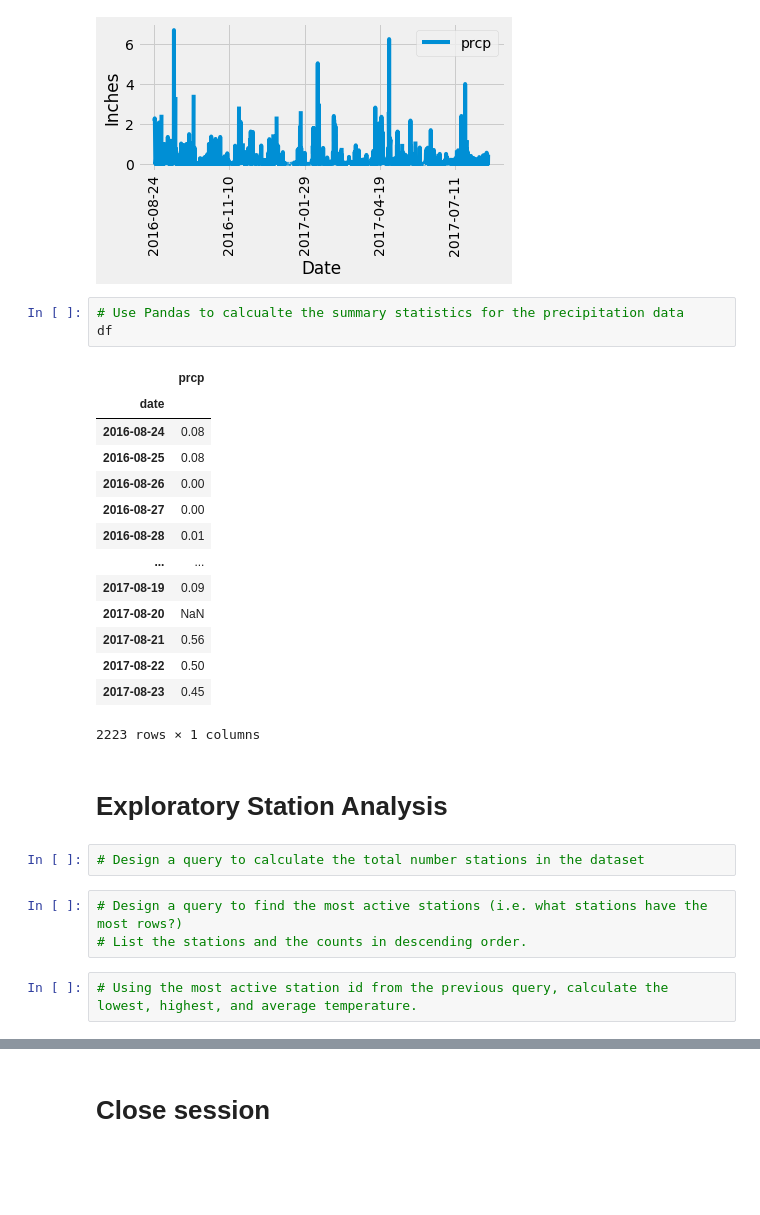
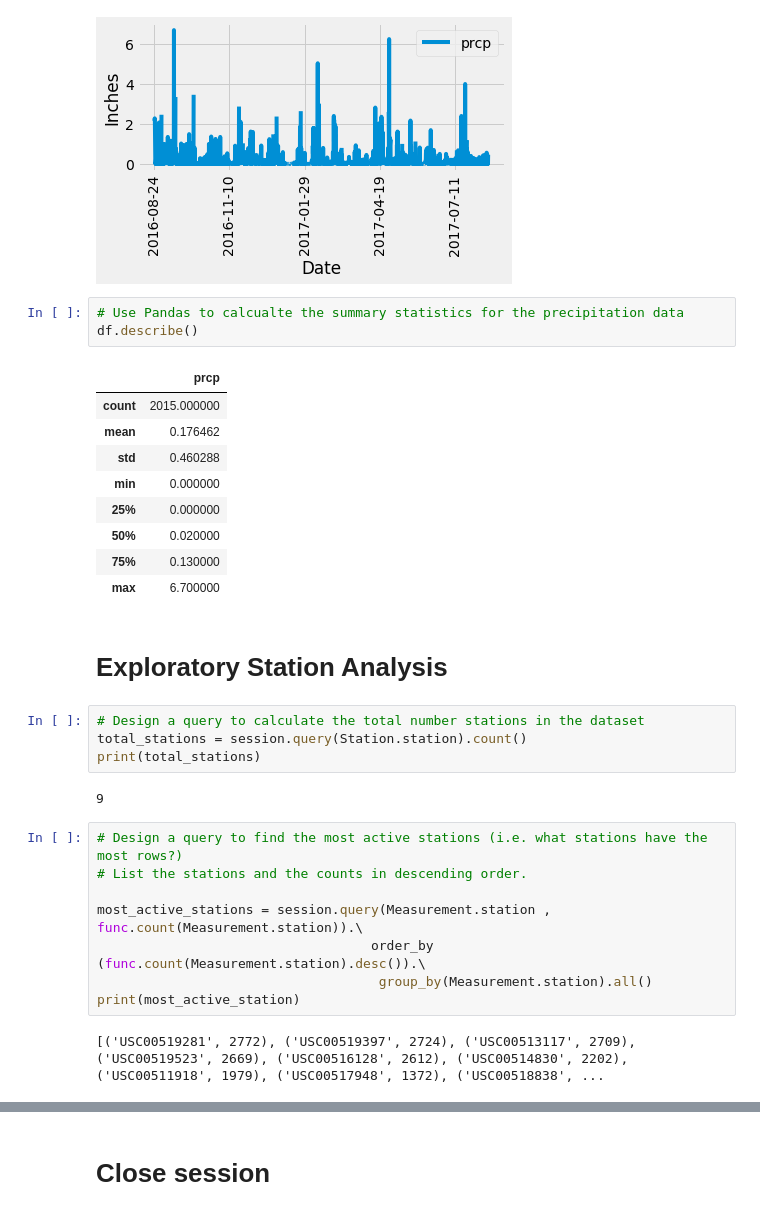
Before and after one commit to TSaravi/sqlalchemy-challenge, a Jupyter notebook: SurfsUp/climate_starter.ipynb, the cells around one changed output, grey strips where cells are left out. Saved outputs shown, nothing was run; the diff lists cells and outputs as text; blank space fills up the shorter version.

Commit message:
station analysis

```diff
--- a/SurfsUp/climate_starter.ipynb
+++ b/SurfsUp/climate_starter.ipynb
@@ -73,28 +73,32 @@ plt.tight_layout()
 [figure]
 # %%
 # Use Pandas to calcualte the summary statistics for the precipitation data
-df
+df.describe()
 # %% [output]
 |  | prcp |
-| date |  |
-| 2016-08-24 | 0.08 |
-| 2016-08-25 | 0.08 |
-| 2016-08-26 | 0.00 |
-| 2016-08-27 | 0.00 |
-| 2016-08-28 | 0.01 |
-| ... | ... |
-| 2017-08-19 | 0.09 |
-| 2017-08-20 | NaN |
-| 2017-08-21 | 0.56 |
-| 2017-08-22 | 0.50 |
-| 2017-08-23 | 0.45 |
+| count | 2015.000000 |
+| mean | 0.176462 |
+| std | 0.460288 |
+| min | 0.000000 |
+| 25% | 0.000000 |
+| 50% | 0.020000 |
+| 75% | 0.130000 |
+| max | 6.700000 |
-2223 rows × 1 columns
 # %% [markdown]
 # Exploratory Station Analysis
 # %%
 # Design a query to calculate the total number stations in the dataset
+total_stations = session.query(Station.station).count()
+print(total_stations)
+# %% [output]
+9
 # %%
 # Design a query to find the most active stations (i.e. what stations have the most rows?)
 # List the stations and the counts in descending order.
+
+most_active_stations = session.query(Measurement.station , func.count(Measurement.station)).\
+                                   order_by (func.count(Measurement.station).desc()).\
+                                    group_by(Measurement.station).all()
+print(most_active_station)
+# %% [output]
+[('USC00519281', 2772), ('USC00519397', 2724), ('USC00513117', 2709), ('USC00519523', 2669), ('USC00516128', 2612), ('USC00514830', 2202), ('USC00511918', 1979), ('USC00517948', 1372), ('USC00518838', ...
-# %%
-# Using the most active station id from the previous query, calculate the lowest, highest, and average temperature.
```
Also changed, not shown: parts of 2 cells of this notebook, 1 other file.
